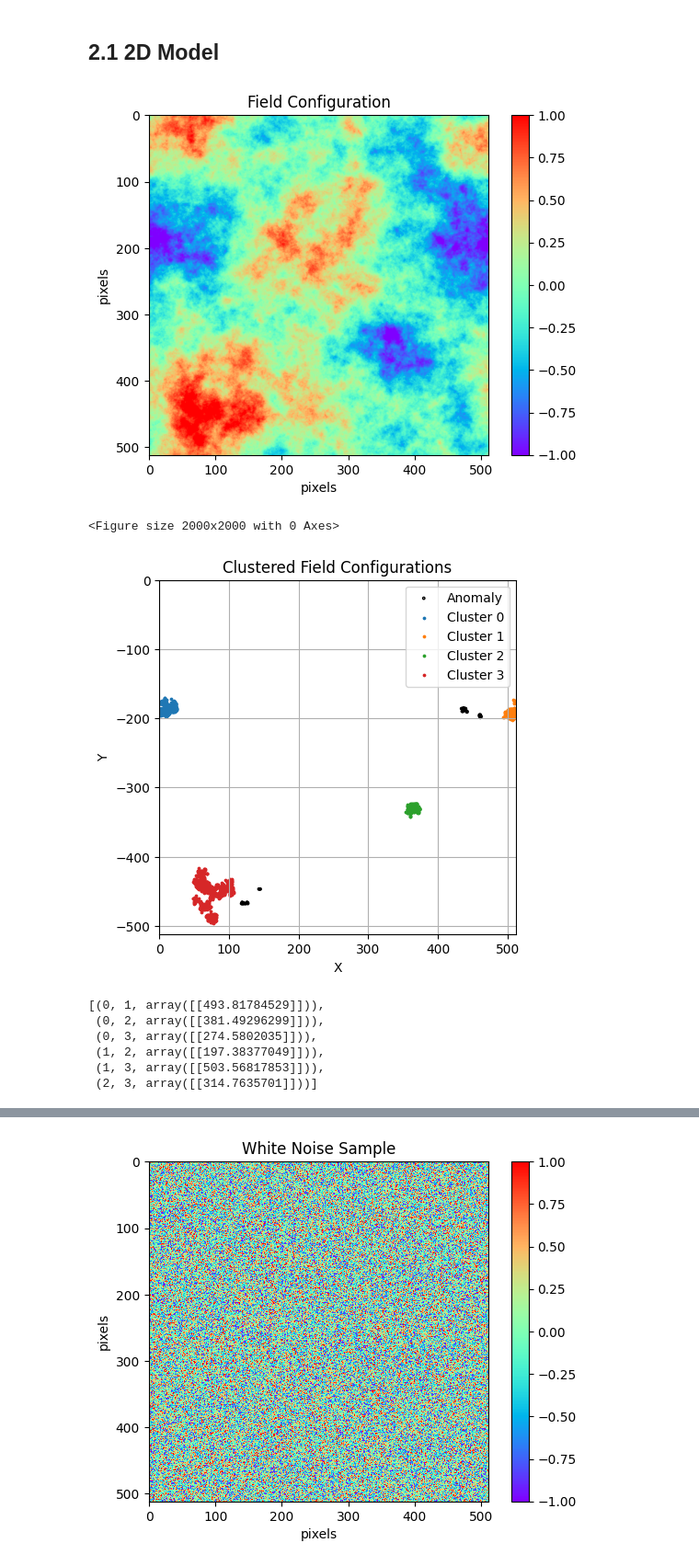
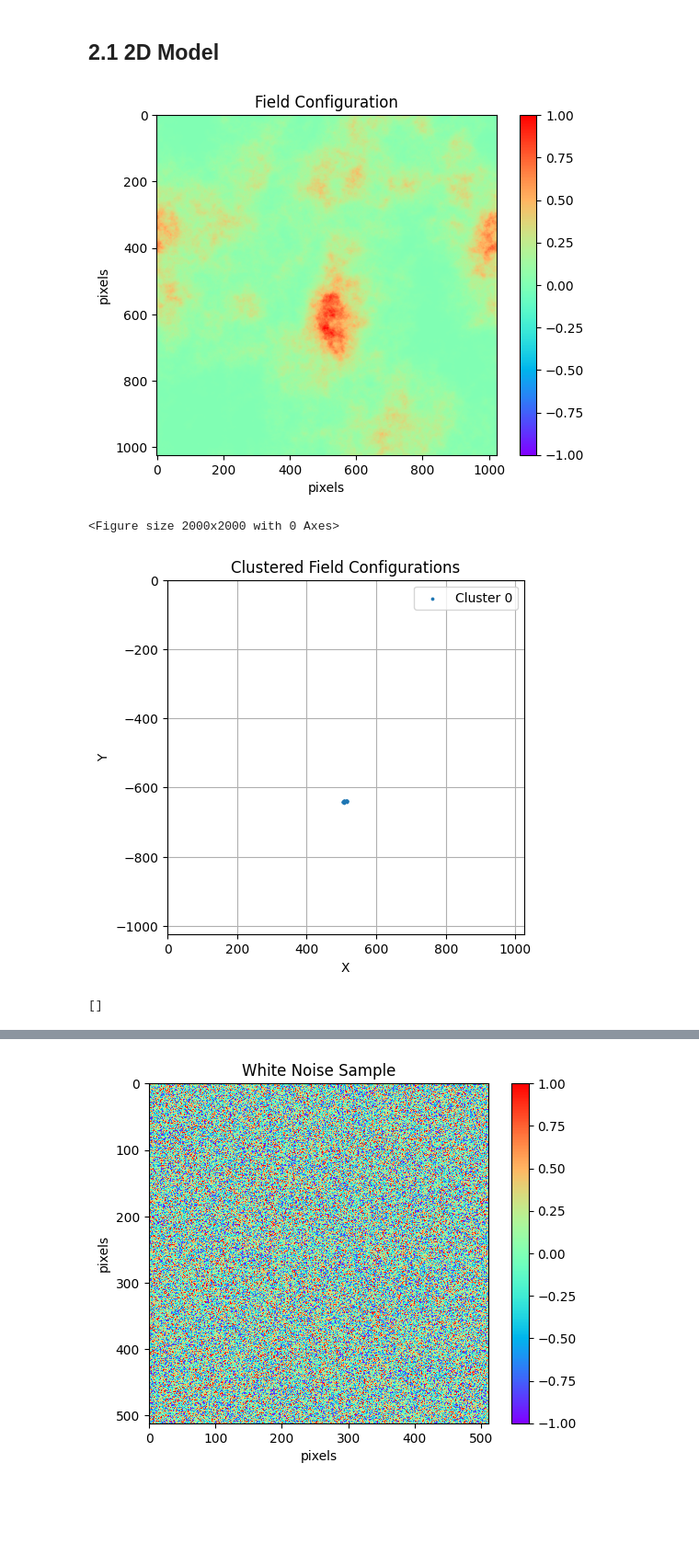
Before and after one commit to khchoi-physik/pbh_simulations, a Jupyter notebook: GRF_v2.ipynb, the cells around one changed output, grey strips where cells are left out. Shown at 92% size. Saved outputs shown, nothing was run; the diff lists cells and outputs as text; code cells hidden in the pictures; blank space fills up the shorter version.

Commit message:
1. running with CPU, 2. fixed the ratio problem, 3. plotting exponential fields.

```diff
--- a/GRF_v2.ipynb
+++ b/GRF_v2.ipynb
@@ -207,7 +207,6 @@ def gaussian_to_exp(x, lam):
 
 def plot_grf_2d(fig, ratio):
     # Normalize the field values
-    ratio = 0.75
     fig = fig/(ratio*np.max(fig))
 
     # Plot the white noise grid as a grayscale image
@@ -360,7 +359,7 @@ amplitude = 1 # amplitude of the power spectrum
 k_power = 3 # power of k in the power spectrum
 
 # Define the size of the square grid
-pixel = 2**9  # 2^8 = 256
+pixel = 2**10  # 2^8 = 256
 z_pixel = 2**6# Reduce ram usage
 
 # Parameters for the normal distribution
@@ -382,25 +381,22 @@ grf, white_noise = gaussian_random_field_2d(gaussian_white_noise(pixel,mean,std_
 # %%
 # @title Plot 2D figures
 
-plot_grf_2d(grf, ratio=0.95) # Gaussian random field
+#plot_grf_2d(grf, ratio=0.95) # Gaussian random field
 
-#exprf = gaussian_to_exp(grf, 1)
-#plot_grf_2d(exprf, ratio=0.66) # Exponentially distorted field
+exprf = gaussian_to_exp(grf, 0.5)
+plot_grf_2d(exprf, ratio=0.95) # Exponentially distorted field
 
 #dense_data = plot_dense_by_ratio_2d(grf, ratio=0.45)
 #plot_grf_2d(dense_data, ratio=0.66)
 #dense_fraction_2d(grf,pixel)
 # %% [output]
-[figure, old version]
+[figure, new version]
 <Figure size 2000x2000 with 0 Axes>
 # %%
-dbscan_cluster_data, mask, position_array = DB_SCAN(grf, eps=15, min_samples=30, cutoff_ratio=0.8)
+dbscan_cluster_data, mask, position_array = DB_SCAN(exprf, eps=20, min_samples=5, cutoff_ratio=0.95)
+# eps = radius
+# min_samples = min sample
 cluster_distances(dbscan_cluster_data.labels_, position_array)
 # %% [output]
-[figure, old version]
+[figure, new version]
-[(0, 1, array([[493.81784529]])),
- (0, 2, array([[381.49296299]])),
- (0, 3, array([[274.5802035]])),
- (1, 2, array([[197.38377049]])),
- (1, 3, array([[503.56817853]])),
- (2, 3, array([[314.7635701]]))]
+[]
```
Also changed, not shown: parts of 1 cell of this notebook.
